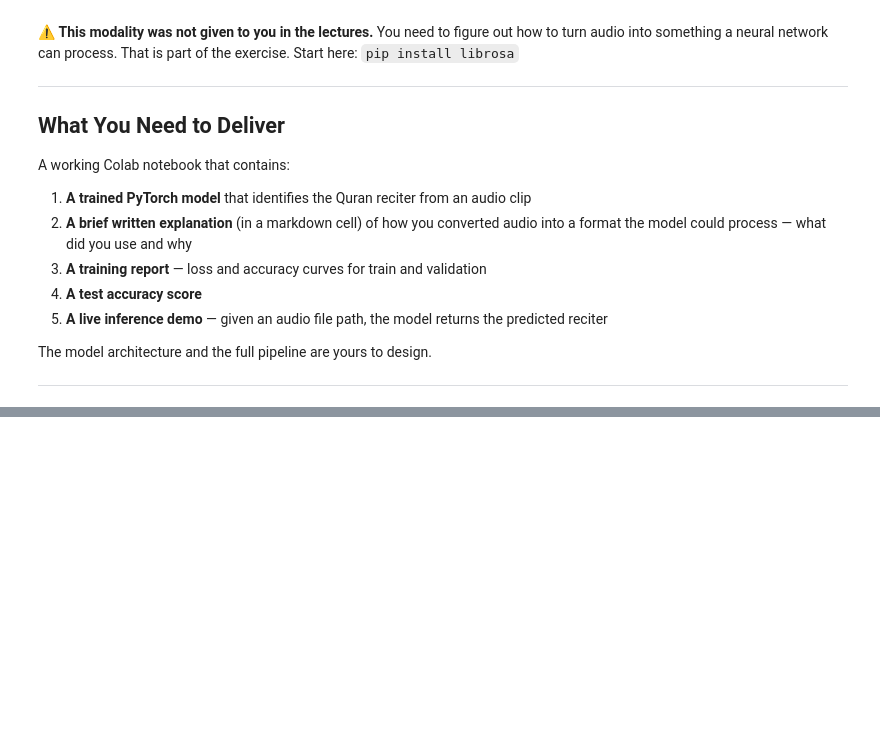
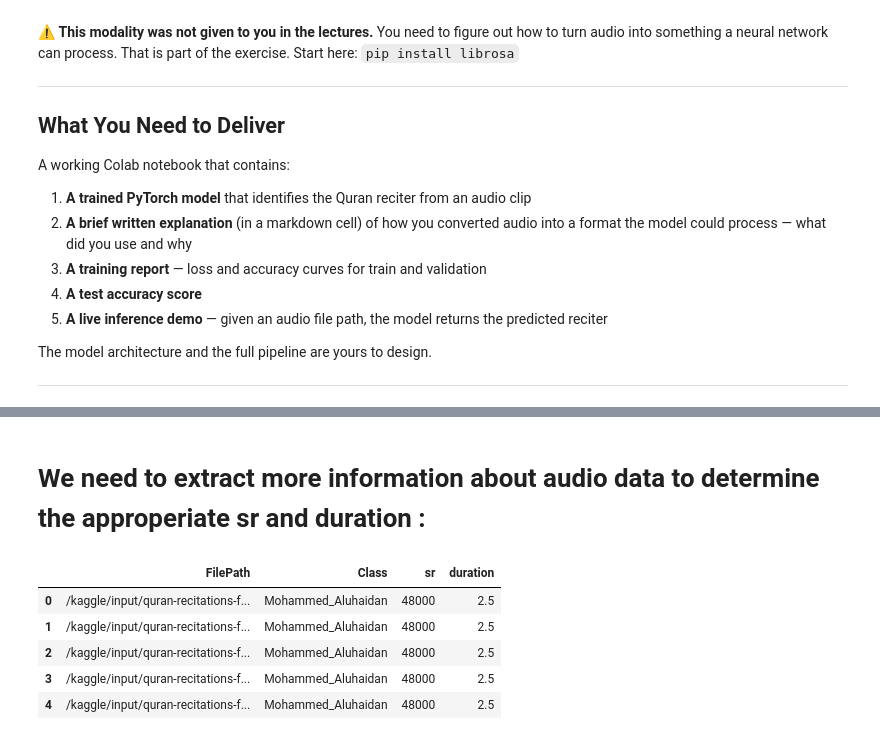
Before and after one commit to Ibraheem-Al-hafith/classification_hub, a Jupyter notebook: Ex_4_Audio_Classification.ipynb, the cells around one changed output, grey strips where cells are left out. Cells and saved outputs as stored; diff of their text form; code cells hidden in the pictures; blank space fills up the shorter version.

```diff
--- a/Ex_4_Audio_Classification.ipynb
+++ b/Ex_4_Audio_Classification.ipynb
@@ -49,0 +137,17 @@ The model architecture and the full pipeline are yours to design.
+# %% [markdown]
+# We need to extract more information about audio data to determine the approperiate sr and duration :
+# %%
+def extract_metadata(file_path):
+    audio, sr = torchaudio.load(file_path)
+    duration = audio.shape[1] / sr
+    return sr, duration
+
+metadata['sr'], metadata['duration'] = zip(*metadata['FilePath'].apply(extract_metadata))
+metadata.head()
+# %% [output]
+|  | FilePath | Class | sr | duration |
+| 0 | /kaggle/input/quran-recitations-f... | Mohammed_Aluhaidan | 48000 | 2.5 |
+| 1 | /kaggle/input/quran-recitations-f... | Mohammed_Aluhaidan | 48000 | 2.5 |
+| 2 | /kaggle/input/quran-recitations-f... | Mohammed_Aluhaidan | 48000 | 2.5 |
+| 3 | /kaggle/input/quran-recitations-f... | Mohammed_Aluhaidan | 48000 | 2.5 |
+| 4 | /kaggle/input/quran-recitations-f... | Mohammed_Aluhaidan | 48000 | 2.5 |
```
Also changed, not shown: parts of 25 cells of this notebook, 1 other file.
